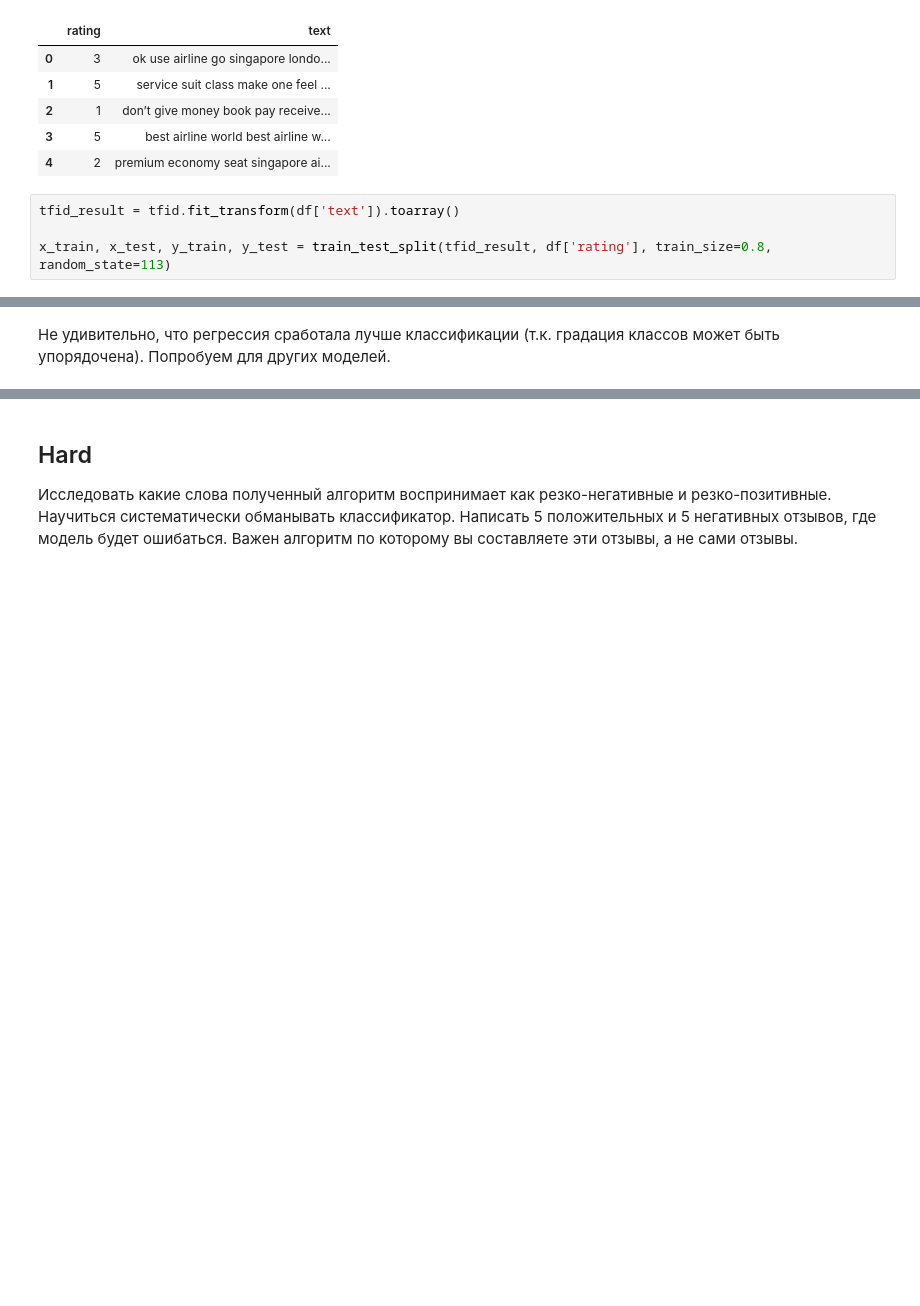
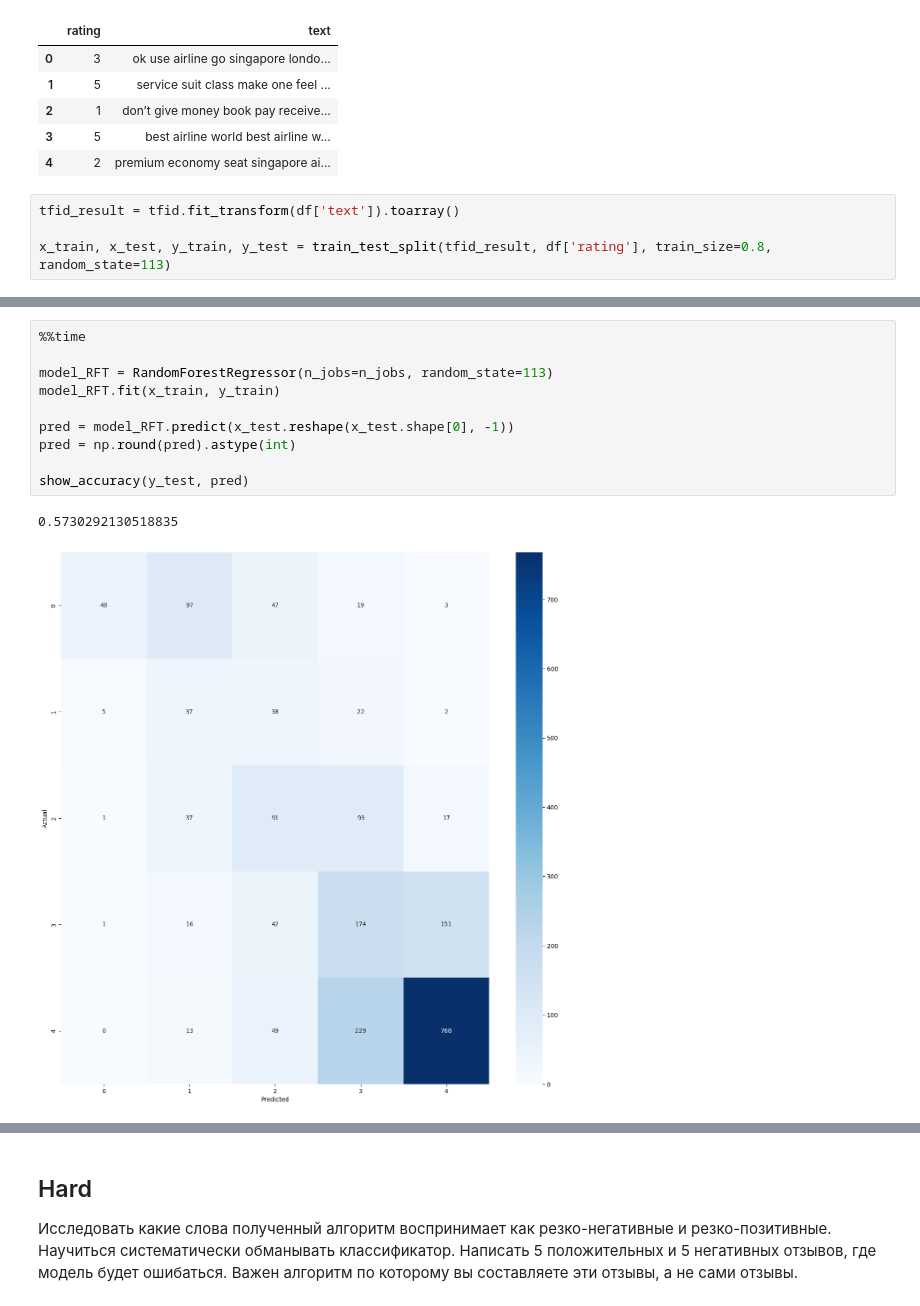
Before and after one commit to setday/HSE_ML_HW2024, a Jupyter notebook: notebooks/06-homework.ipynb, the cells around one changed output, grey strips where cells are left out. Drawn from its saved outputs; the diff is of its cells as text; blank space fills up the shorter version.

```diff
--- a/notebooks/06-homework.ipynb
+++ b/notebooks/06-homework.ipynb
@@ -258,2 +269,13 @@ show_accuracy(y_test, pred)
-# %% [markdown]
-Не удивительно, что регрессия сработала лучше классификации (т.к. градация классов может быть упорядочена). Попробуем для других моделей.
+# %%
+%%time
+
+model_RFT = RandomForestRegressor(n_jobs=n_jobs, random_state=113)
+model_RFT.fit(x_train, y_train)
+
+pred = model_RFT.predict(x_test.reshape(x_test.shape[0], -1))
+pred = np.round(pred).astype(int)
+
+show_accuracy(y_test, pred)
+# %% [output]
+0.5730292130518835
+[figure, added]
```
Also changed, not shown: parts of 20 cells of this notebook.
